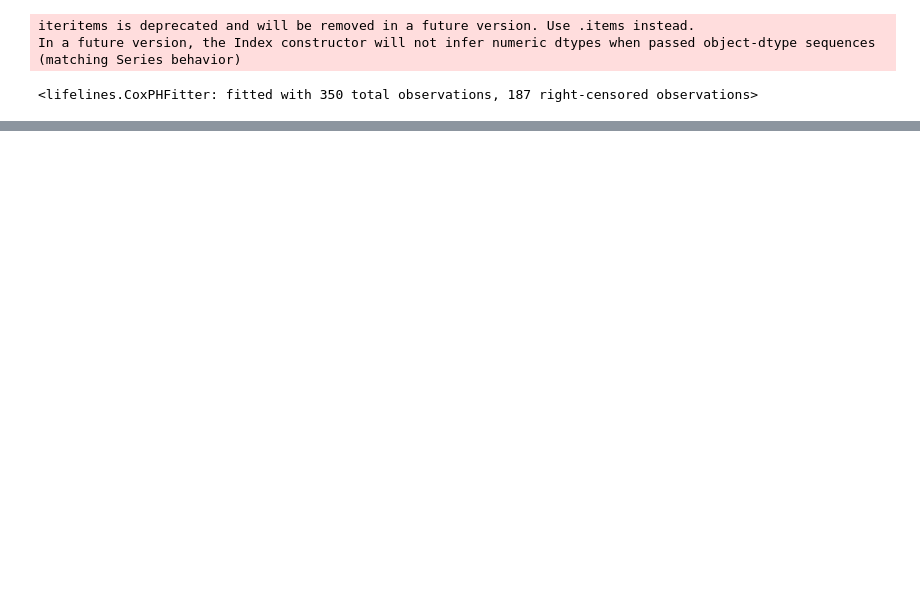
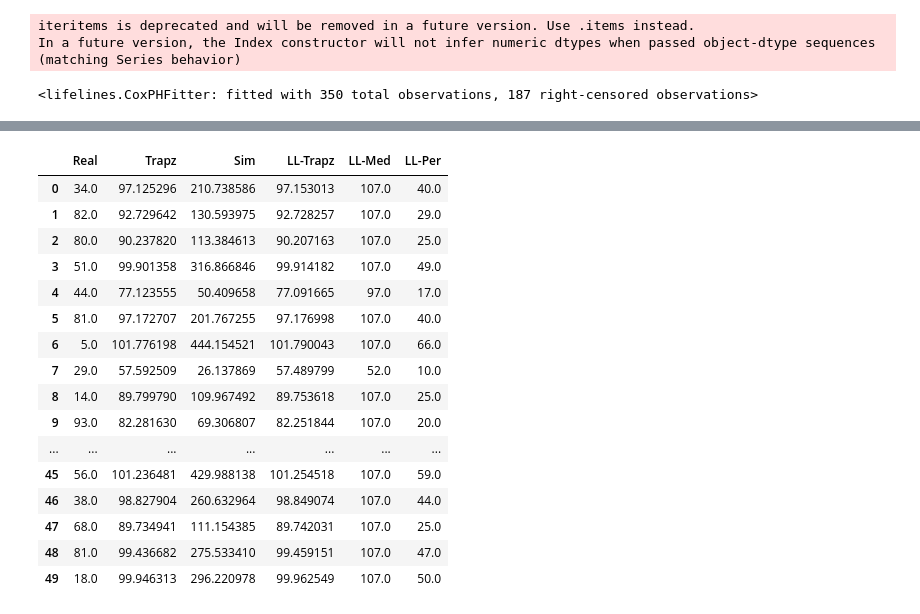
Before and after one commit to thecml/baysurv-wip, a Jupyter notebook: notebooks/compute_int_survival_func.ipynb, the cells around one changed output, grey strips where cells are left out. Saved outputs shown, nothing was run; the diff lists cells and outputs as text; code cells hidden in the pictures; blank space fills up the shorter version.

```diff
--- a/notebooks/compute_int_survival_func.ipynb
+++ b/notebooks/compute_int_survival_func.ipynb
@@ -268,6 +280,26 @@ res = pd.DataFrame([real_times, trapz_times, simulated_times, lifelines_trapz_ti
 res.columns = ['Real', 'Trapz', 'Sim', 'LL-Trapz', 'LL-Med', 'LL-Per']
 res['LL-Med'].replace([np.inf, -np.inf], max_time, inplace=True)
 res['LL-Per'].replace([np.inf, -np.inf], max_time, inplace=True)
+# %%
+res[:50]
+# %% [output]
+|  | Real | Trapz | Sim | LL-Trapz | LL-Med | LL-Per |
+| 0 | 34.0 | 97.125296 | 210.738586 | 97.153013 | 107.0 | 40.0 |
+| 1 | 82.0 | 92.729642 | 130.593975 | 92.728257 | 107.0 | 29.0 |
+| 2 | 80.0 | 90.237820 | 113.384613 | 90.207163 | 107.0 | 25.0 |
+| 3 | 51.0 | 99.901358 | 316.866846 | 99.914182 | 107.0 | 49.0 |
+| 4 | 44.0 | 77.123555 | 50.409658 | 77.091665 | 97.0 | 17.0 |
+| 5 | 81.0 | 97.172707 | 201.767255 | 97.176998 | 107.0 | 40.0 |
+| 6 | 5.0 | 101.776198 | 444.154521 | 101.790043 | 107.0 | 66.0 |
+| 7 | 29.0 | 57.592509 | 26.137869 | 57.489799 | 52.0 | 10.0 |
+| 8 | 14.0 | 89.799790 | 109.967492 | 89.753618 | 107.0 | 25.0 |
+| 9 | 93.0 | 82.281630 | 69.306807 | 82.251844 | 107.0 | 20.0 |
+| ... | ... | ... | ... | ... | ... | ... |
+| 45 | 56.0 | 101.236481 | 429.988138 | 101.254518 | 107.0 | 59.0 |
+| 46 | 38.0 | 98.827904 | 260.632964 | 98.849074 | 107.0 | 44.0 |
+| 47 | 68.0 | 89.734941 | 111.154385 | 89.742031 | 107.0 | 25.0 |
+| 48 | 81.0 | 99.436682 | 275.533410 | 99.459151 | 107.0 | 47.0 |
+| 49 | 18.0 | 99.946313 | 296.220978 | 99.962549 | 107.0 | 50.0 |
 # %%
 print("MSE")
 print(mean_squared_error(res['Real'], res['Trapz']))
```
Also changed, not shown: parts of 7 cells of this notebook, 6 other files.
